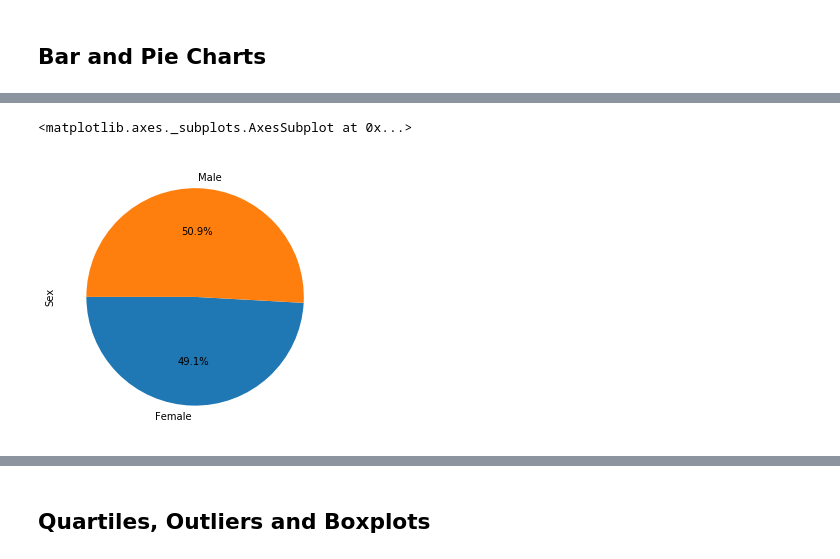
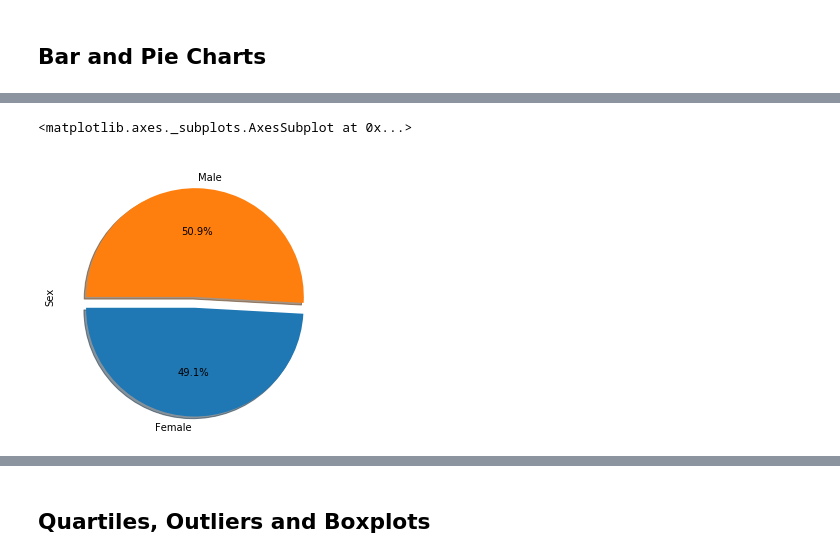
Before and after one commit to 22OVERSooN/Matplotlib_challenge, a Jupyter notebook: pymaceuticals_starter.ipynb, the cells around one changed output, grey strips where cells are left out. Saved outputs shown, nothing was run; the diff lists cells and outputs as text; code cells hidden in the pictures.

```diff
--- a/pymaceuticals_starter.ipynb
+++ b/pymaceuticals_starter.ipynb
@@ -168,11 +183,12 @@ plt.bar(x_axis, drug_regimen_groupby['Timepoint'].sum(), color='r', alpha=0.5, a
 # %%
 # Generate a pie plot showing the distribution of female versus male mice using Pandas
 gender_groupby = clean_dataset.groupby('Sex')
+explode = (0.1, 0)
 gender_groupby_count = gender_groupby['Sex'].count()
-gender_groupby['Sex'].count().plot(kind="pie", figsize=(10,5),autopct='%1.1f%%',startangle=180)
+gender_groupby['Sex'].count().plot(kind="pie", figsize=(10,5),explode = explode, autopct='%1.1f%%',startangle=180, shadow = True)
 # %% [output]
 <matplotlib.axes._subplots.AxesSubplot at 0x...>
-[figure, old version]
+[figure, new version]
 # %%
 # Generate a pie plot showing the distribution of female versus male mice using pyplot
 plt.figure(figsize=(10,6))
```
Also changed, not shown: parts of 11 cells of this notebook.
